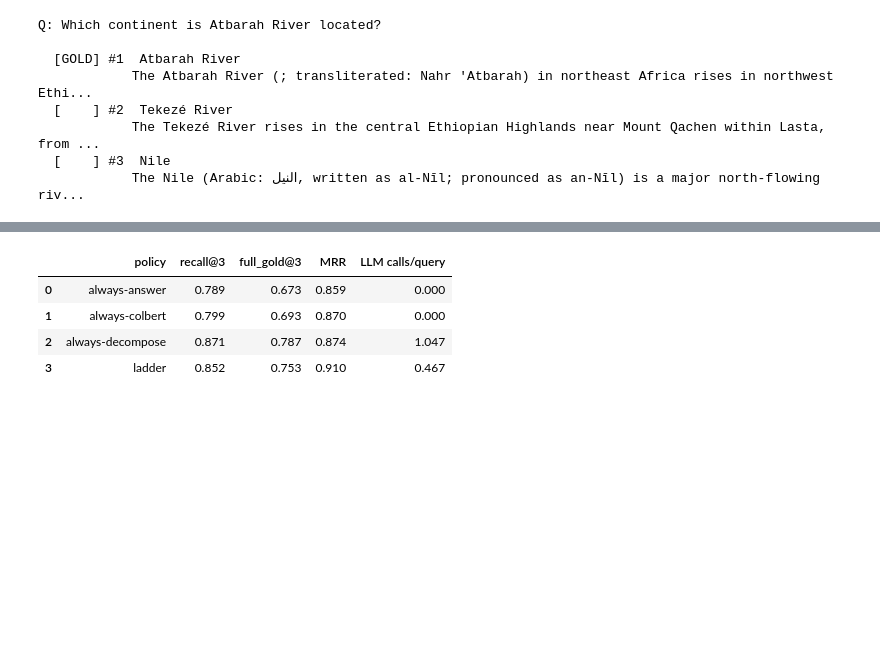
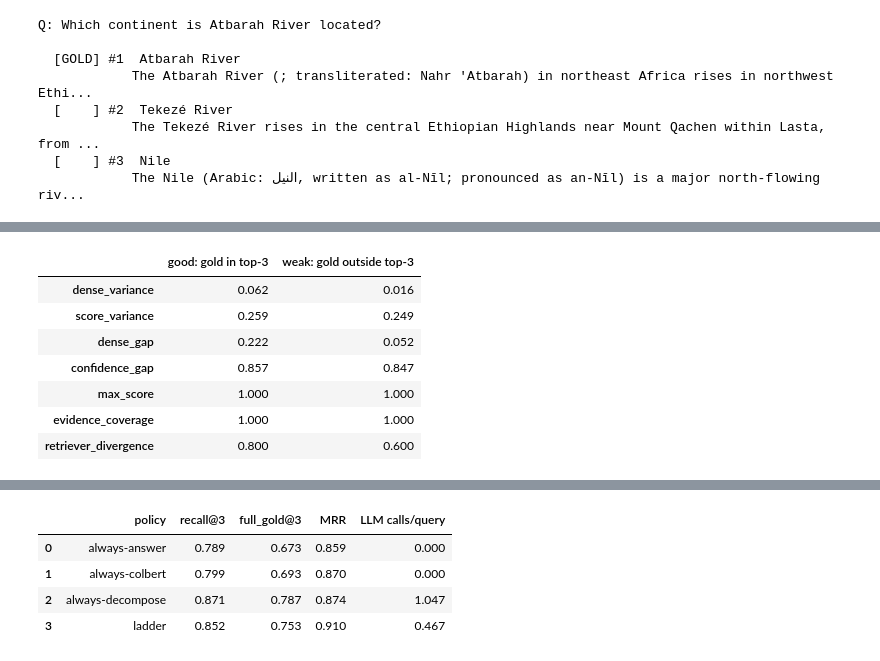
Before and after one commit to qdrant-labs/self-correcting-loops-workshop, a Jupyter notebook: notebooks/lab.ipynb, the cells around one changed output, grey strips where cells are left out. Cells and saved outputs as stored; diff of their text form; code cells hidden in the pictures; blank space fills up the shorter version.

```diff
--- a/notebooks/lab.ipynb
+++ b/notebooks/lab.ipynb
@@ -229,0 +415,34 @@ weak lookup      dense_variance=0.0158  score_variance=0.2487   ->   ESCALATE (w
+# %%
+def retrieve_signals(question, enc=None):
+    # one encode, three reads: the fused hybrid result + the two raw single-retriever rankings.
+    enc = enc or embed(question)
+    return hybrid_search(question, enc=enc), dense_ranking(question, enc=enc), bm25_ranking(question, enc=enc)
+
+def max_score(fused):       return fused[0].score                                  # height: top-1 fused score
+def score_variance(fused):  return statistics.pstdev([p.score for p in fused])     # spread of the FUSED scores
+def confidence_gap(fused):  return fused[0].score - fused[-1].score                # rank1 - rankK, fused
+def dense_variance(dense):  return statistics.pstdev([s for _, s in dense])        # spread of the RAW DENSE cosines
+def dense_gap(dense):       return dense[0][1] - dense[-1][1]                       # rank1 - rankK, raw dense
+
+def evidence_coverage(question, fused):                                            # coverage: question entities present?
+    ents = question_entities(question)
+    if not ents:
+        return 1.0
+    blob = " ".join(f"{p.payload['title']} {p.payload['text']}" for p in fused).lower()
+    return sum(1 for e in ents if e in blob) / len(ents)
+
+def retriever_divergence(dense, bm25):                                             # agreement: dense vs bm25 disjointness
+    dense_ids = [i for i, _ in dense]
+    return 1.0 - len(set(dense_ids) & set(bm25)) / max(len(dense_ids), len(bm25))
+
+def all_signals(question, enc=None):
+    fused, dense, bm25 = retrieve_signals(question, enc)
+    return {
+        "dense_variance": dense_variance(dense),
+        "score_variance": score_variance(fused),
+        "dense_gap": dense_gap(dense),
+        "confidence_gap": confidence_gap(fused),
+        "max_score": max_score(fused),
+        "evidence_coverage": evidence_coverage(question, fused),
+        "retriever_divergence": retriever_divergence(dense, bm25),
+    }
@@ -230 +459,16 @@ weak lookup      dense_variance=0.0158  score_variance=0.2487   ->   ESCALATE (w
+# %%
+demo = pd.DataFrame({
+    "good: gold in top-3":     all_signals(by_id["2hop__101521_42157__h0"]["question"]),
+    "weak: gold outside top-3": all_signals(by_id["2hop__82744_23140__h0"]["question"]),
+})
+demo
+# %% [output]
+|  | good: gold in top-3 | weak: gold outside top-3 |
+| dense_variance | 0.062 | 0.016 |
+| score_variance | 0.259 | 0.249 |
+| dense_gap | 0.222 | 0.052 |
+| confidence_gap | 0.857 | 0.847 |
+| max_score | 1.000 | 1.000 |
+| evidence_coverage | 1.000 | 1.000 |
+| retriever_divergence | 0.800 | 0.600 |
 # %% [markdown]
```
Also changed, not shown: parts of 76 cells of this notebook, 1 other file.
